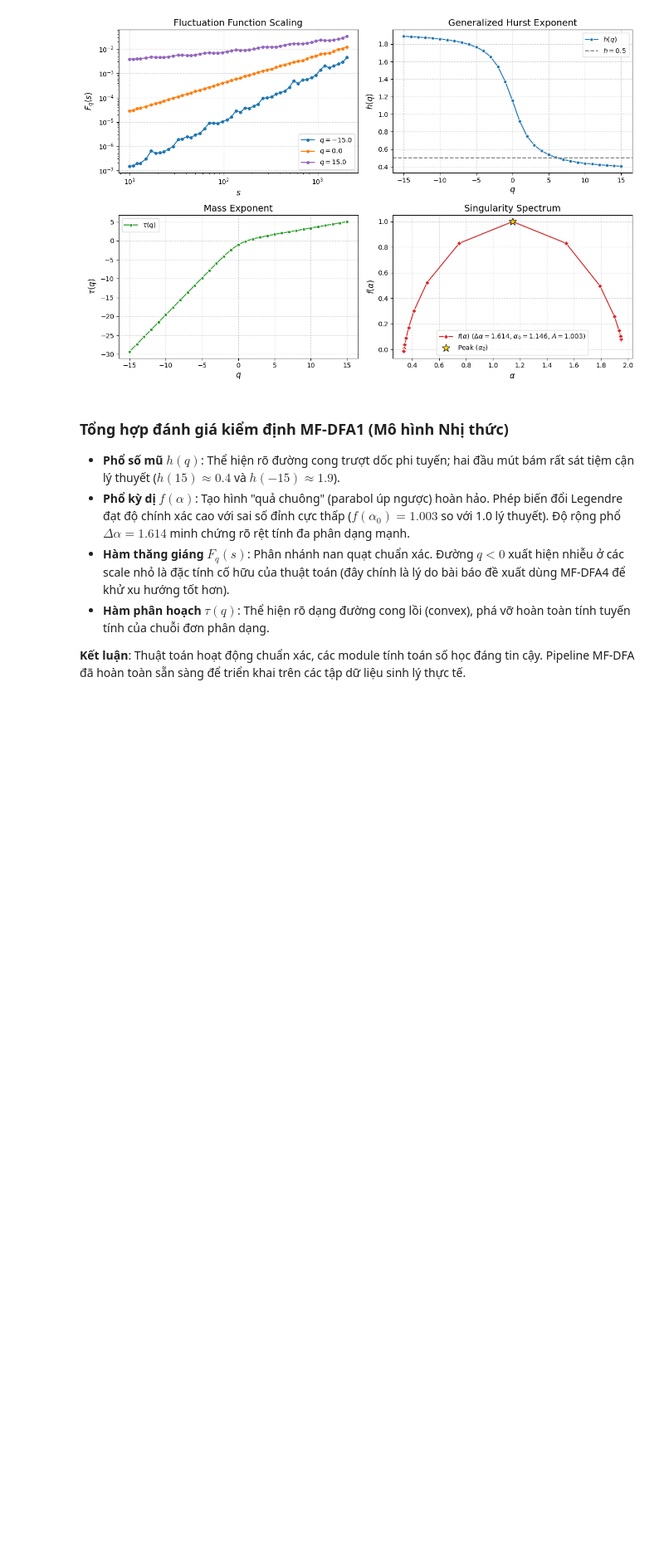
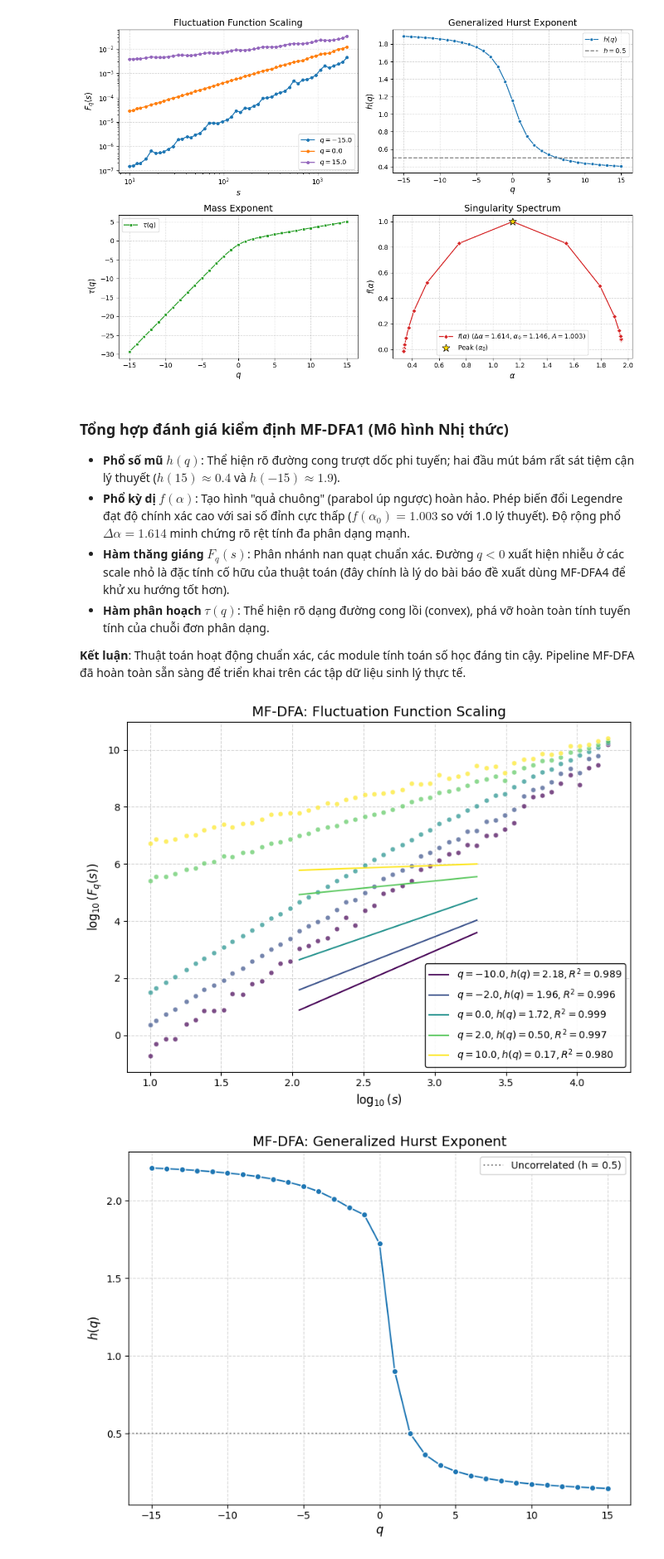
Before and after one commit to Vutu2003/Nonlinear-Time-Series-Analysis, a Jupyter notebook: paper_replications/Kantelhardt_2002_Multifractal_Analysis.ipynb, the cells around one changed output. Shown at 83% size. Drawn from its saved outputs; the diff is of its cells as text; code cells hidden in the pictures; blank space fills up the shorter version.

```diff
--- a/paper_replications/Kantelhardt_2002_Multifractal_Analysis.ipynb
+++ b/paper_replications/Kantelhardt_2002_Multifractal_Analysis.ipynb
@@ -341,3 +341,60 @@ plot_summary(results, figsize=(12, 8))
 *   **Hàm phân hoạch $\tau(q)$**: Thể hiện rõ dạng đường cong lồi (convex), phá vỡ hoàn toàn tính tuyến tính của chuỗi đơn phân dạng.
 
 **Kết luận**: Thuật toán hoạt động chuẩn xác, các module tính toán số học đáng tin cậy. Pipeline MF-DFA đã hoàn toàn sẵn sàng để triển khai trên các tập dữ liệu sinh lý thực tế.
+# %%
+N = 65536
+alpha = 0.5
+
+# Sinh mảng random r phân phối đều (tránh giá trị 0 tuyệt đối)
+r = np.random.uniform(0.0001, 1.0, N)
+# Biến đổi thành phân phối power-law theo công thức x_k = r_k^(-1/alpha)
+series_alpha_05 = r ** (-1.0 / alpha)
+
+
+# Tích phân lần 1 (khấu trừ giá trị trung bình)
+Y1 = np.cumsum(series_alpha_05 - np.mean(series_alpha_05))
+# Tích phân lần 2 (khấu trừ giá trị trung bình của Y1)
+
+
+q_values = np.linspace(-15, 15, 31)
+s_values = np.logspace(np.log10(10), np.log10(N/4), 50).astype(int)
+
+
+min_scale_val = 100
+max_scale_val = 2000
+
+# Chạy MF-DFA trên chuỗi Y2 (đã tích phân kép) và BẮT BUỘC dùng m=3
+res_05 = mf_dfa(
+    data=Y1,
+    s_array=s_values,
+    q_array=q_values,
+    m=3,
+    min_scale=min_scale_val,
+    max_scale_ratio=int(N / max_scale_val)
+)
+
+# HIỆU CHỈNH TOÁN HỌC: h(q) thực = h(q) đo được - 1
+# Do tích phân kép đẩy số mũ lên 1 đơn vị, ta phải hạ nó xuống.
+res_05['fit']['hq'] = res_05['fit']['hq'] - 1
+
+# =========================================================
+# BƯỚC 4: VẼ ĐỒ THỊ VÀ KIỂM ĐỊNH "GROUND TRUTH"
+
+h_theory_05 = np.where(q_values > alpha, 1.0/q_values, 1.0/alpha)
+
+
+
+plot_scaling(res_05, q_values=q_values_scatter, use_raw=True, figsize=(8, 6))
+
+# b) Số mũ Hurst tổng quát h(q)
+# Do API chỉ nhận 1 result dict, đồ thị sẽ được tách riêng ra thay vì vẽ chồng
+plot_hq(res_05, show_error=False, figsize=(8, 6))
+
+# c) Số mũ khối lượng tau(q)
+plot_tau(res_05, figsize=(8, 6))
+
+# d) Bảng Dashboard (Chỉ test với 1 chuỗi)
+plot_summary(res_05, figsize=(12, 8))
+# %% [output]
+[figure, added]
+[figure, added]
```
Also changed, not shown: parts of 2 cells of this notebook.
